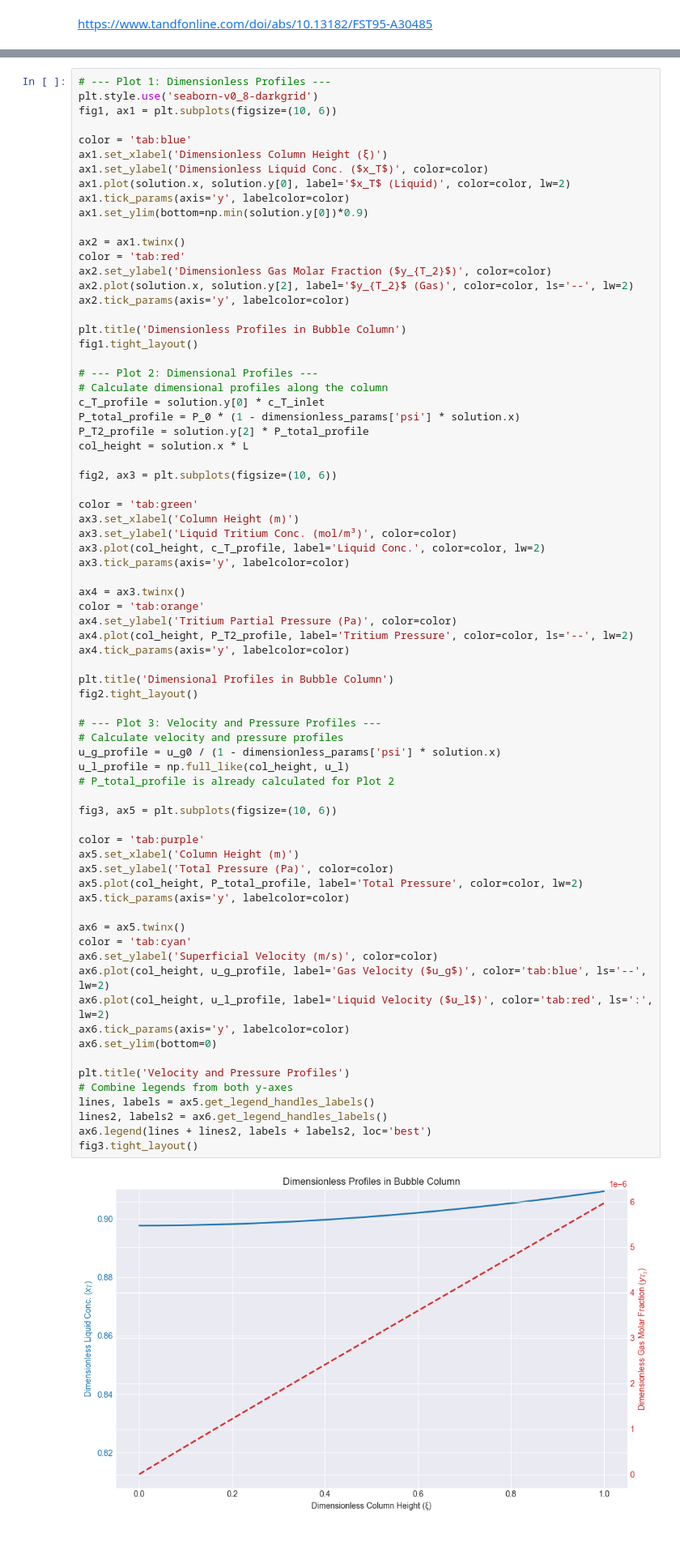
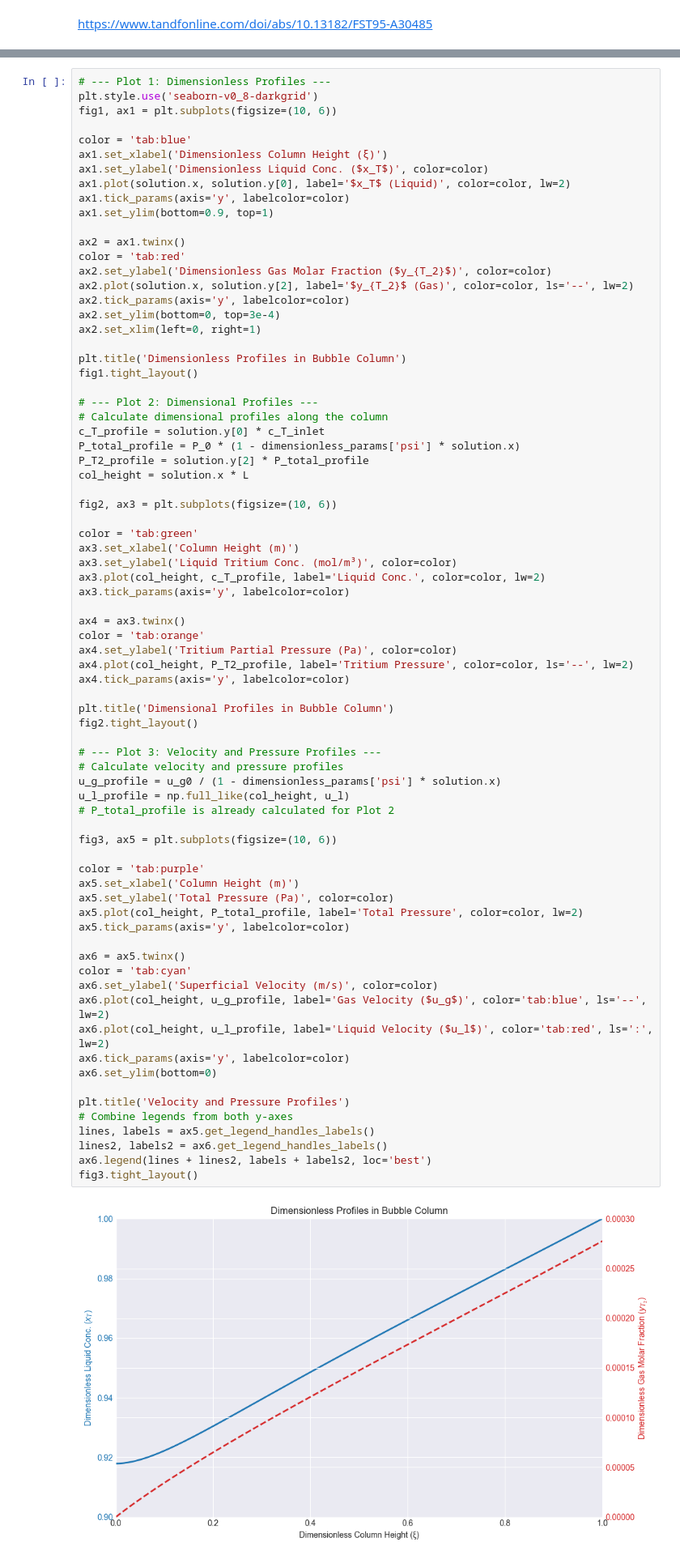
Before and after one commit to rossmacdonald98/BubbleColumnGLC, a Jupyter notebook: bubble_col_glc.ipynb, the cells around one changed output, grey strips where cells are left out. Shown: that part at 81% size. Drawn from its saved outputs; the diff is of its cells as text.

```diff
--- a/bubble_col_glc.ipynb
+++ b/bubble_col_glc.ipynb
@@ -359,13 +359,15 @@ ax1.set_xlabel('Dimensionless Column Height (ξ)')
 ax1.set_ylabel('Dimensionless Liquid Conc. ($x_T$)', color=color)
 ax1.plot(solution.x, solution.y[0], label='$x_T$ (Liquid)', color=color, lw=2)
 ax1.tick_params(axis='y', labelcolor=color)
-ax1.set_ylim(bottom=np.min(solution.y[0])*0.9)
+ax1.set_ylim(bottom=0.9, top=1)
 
 ax2 = ax1.twinx()
 color = 'tab:red'
 ax2.set_ylabel('Dimensionless Gas Molar Fraction ($y_{T_2}$)', color=color)
 ax2.plot(solution.x, solution.y[2], label='$y_{T_2}$ (Gas)', color=color, ls='--', lw=2)
 ax2.tick_params(axis='y', labelcolor=color)
+ax2.set_ylim(bottom=0, top=3e-4)
+ax2.set_xlim(left=0, right=1)
 
 plt.title('Dimensionless Profiles in Bubble Column')
 fig1.tight_layout()
@@ -396,31 +398,31 @@ fig2.tight_layout()
 
 # --- Plot 3: Velocity and Pressure Profiles ---
 # Calculate velocity and pressure profiles
 u_g_profile = u_g0 / (1 - dimensionless_params['psi'] * solution.x)
 u_l_profile = np.full_like(col_height, u_l)
 # P_total_profile is already calculated for Plot 2
 
 fig3, ax5 = plt.subplots(figsize=(10, 6))
 
 color = 'tab:purple'
 ax5.set_xlabel('Column Height (m)')
 ax5.set_ylabel('Total Pressure (Pa)', color=color)
 ax5.plot(col_height, P_total_profile, label='Total Pressure', color=color, lw=2)
 ax5.tick_params(axis='y', labelcolor=color)
 
 ax6 = ax5.twinx()
 color = 'tab:cyan'
 ax6.set_ylabel('Superficial Velocity (m/s)', color=color)
 ax6.plot(col_height, u_g_profile, label='Gas Velocity ($u_g$)', color='tab:blue', ls='--', lw=2)
 ax6.plot(col_height, u_l_profile, label='Liquid Velocity ($u_l$)', color='tab:red', ls=':', lw=2)
 ax6.tick_params(axis='y', labelcolor=color)
 ax6.set_ylim(bottom=0)
 
 plt.title('Velocity and Pressure Profiles')
 # Combine legends from both y-axes
 lines, labels = ax5.get_legend_handles_labels()
 lines2, labels2 = ax6.get_legend_handles_labels()
 ax6.legend(lines + lines2, labels + labels2, loc='best')
 fig3.tight_layout()
 # %% [output]
-[figure, old version]
+[figure, new version]
```
Also changed, not shown: parts of 2 cells of this notebook, 2 other files.
